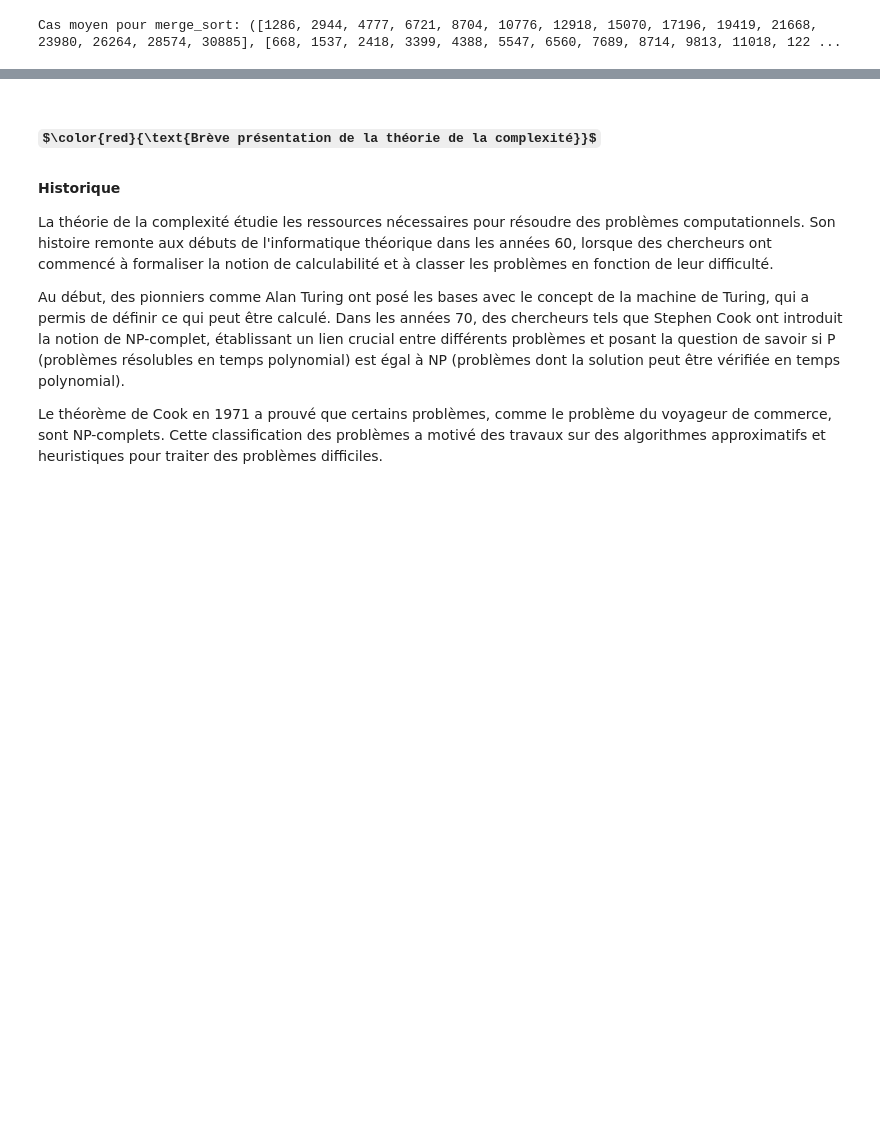
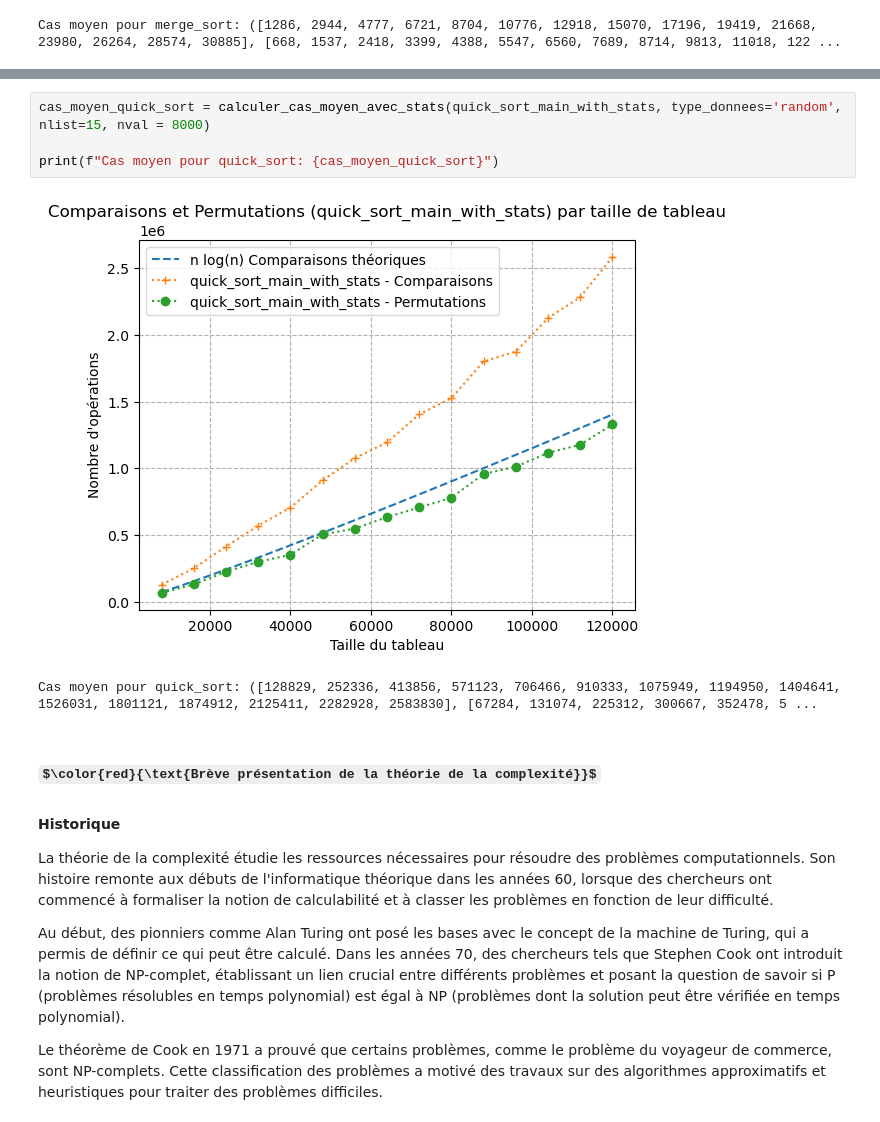
Before and after one commit to Nikoala4/IT4A, a Jupyter notebook: IT4A_Complexity_Project.ipynb, the cells around one changed output, grey strips where cells are left out. Cells and saved outputs as stored; diff of their text form; some formulas as TeX source; blank space fills up the shorter version.

```diff
--- a/IT4A_Complexity_Project.ipynb
+++ b/IT4A_Complexity_Project.ipynb
@@ -773,3 +816,10 @@ Cas moyen pour merge_sort: ([1286, 2944, 4777, 6721, 8704, 10776, 12918, 15070,
+# %%
+cas_moyen_quick_sort = calculer_cas_moyen_avec_stats(quick_sort_main_with_stats, type_donnees='random', nlist=15, nval = 8000)
+
+print(f"Cas moyen pour quick_sort: {cas_moyen_quick_sort}")
+# %% [output]
+[figure, added]
+Cas moyen pour quick_sort: ([128829, 252336, 413856, 571123, 706466, 910333, 1075949, 1194950, 1404641, 1526031, 1801121, 1874912, 2125411, 2282928, 2583830], [67284, 131074, 225312, 300667, 352478, 5 ...
 # %% [markdown]
 ## $\color{red}{\text{Brève présentation de la théorie de la complexité}}$
 
```
Also changed, not shown: parts of 3 cells of this notebook.
